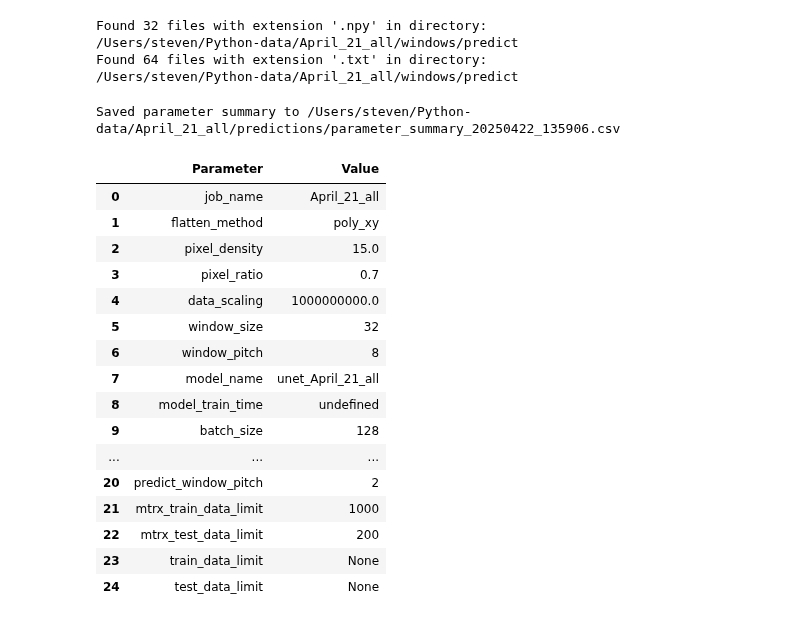
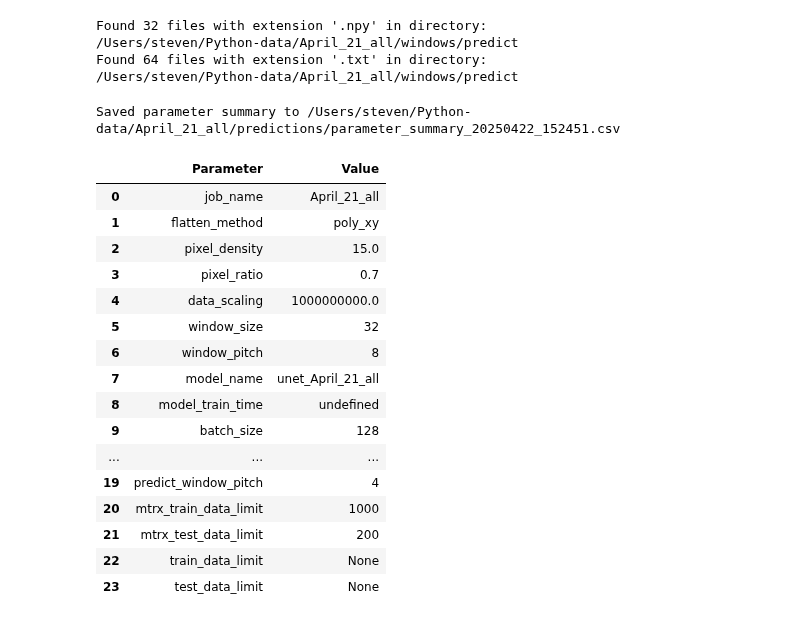
Before and after one commit to srschofield/SRSML24, a Jupyter notebook: examples/notebooks/cluster.ipynb, the cells around one changed output. Drawn from its saved outputs; the diff is of its cells as text; code cells hidden in the pictures.

```diff
--- a/examples/notebooks/cluster.ipynb
+++ b/examples/notebooks/cluster.ipynb
@@ -415,28 +390,28 @@ Found 64 files with extension '.txt' in directory:
 # %%
 ut.summarize_parameters(['job_name', 'flatten_method', 'pixel_density', 'pixel_ratio', 'data_scaling', 'window_size',
                       'window_pitch', 'model_name', 'model_train_time', 'batch_size', 'buffer_size', 'learning_rate',
                       'epochs', 'cluster_model_name', 'cluster_batch_size', 'cluster_buffer_size', 'num_clusters',
-                      'n_init', 'max_iter', 'reassignment_ratio', 'predict_window_pitch', 'mtrx_train_data_limit',
+                      'max_iter', 'reassignment_ratio', 'predict_window_pitch', 'mtrx_train_data_limit',
                       'mtrx_test_data_limit', 'train_data_limit', 'test_data_limit',], save_path=predictions_path)
 # %% [output]
-Saved parameter summary to /Users/steven/Python-data/April_21_all/predictions/parameter_summary_20250422_135906.csv
+Saved parameter summary to /Users/steven/Python-data/April_21_all/predictions/parameter_summary_20250422_152451.csv
 |  | Parameter | Value |
 | 0 | job_name | April_21_all |
 | 1 | flatten_method | poly_xy |
 | 2 | pixel_density | 15.0 |
 | 3 | pixel_ratio | 0.7 |
 | 4 | data_scaling | 1000000000.0 |
 | 5 | window_size | 32 |
 | 6 | window_pitch | 8 |
 | 7 | model_name | unet_April_21_all |
 | 8 | model_train_time | undefined |
 | 9 | batch_size | 128 |
 | ... | ... | ... |
-| 20 | predict_window_pitch | 2 |
-| 21 | mtrx_train_data_limit | 1000 |
-| 22 | mtrx_test_data_limit | 200 |
-| 23 | train_data_limit | None |
-| 24 | test_data_limit | None |
+| 19 | predict_window_pitch | 4 |
+| 20 | mtrx_train_data_limit | 1000 |
+| 21 | mtrx_test_data_limit | 200 |
+| 22 | train_data_limit | None |
+| 23 | test_data_limit | None |
 # %%
 
 # Make predictions on the image windows and save the latent features to disk
```
Also changed, not shown: parts of 6 cells of this notebook, 1 other file.
